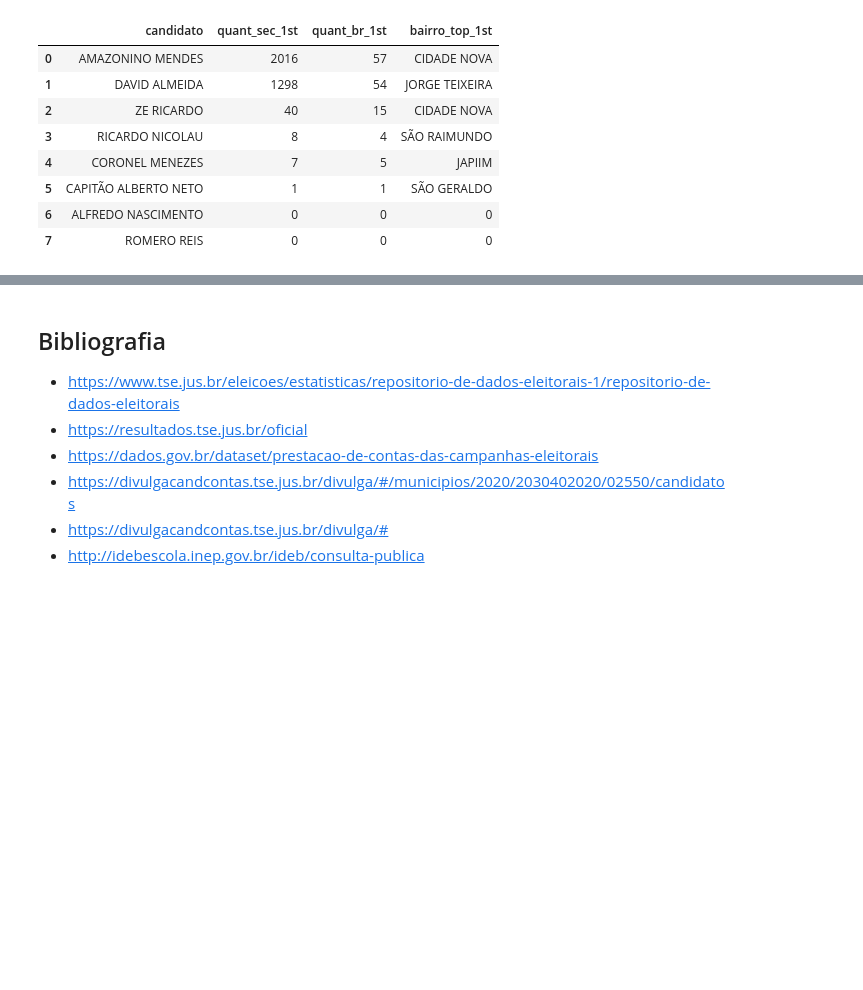
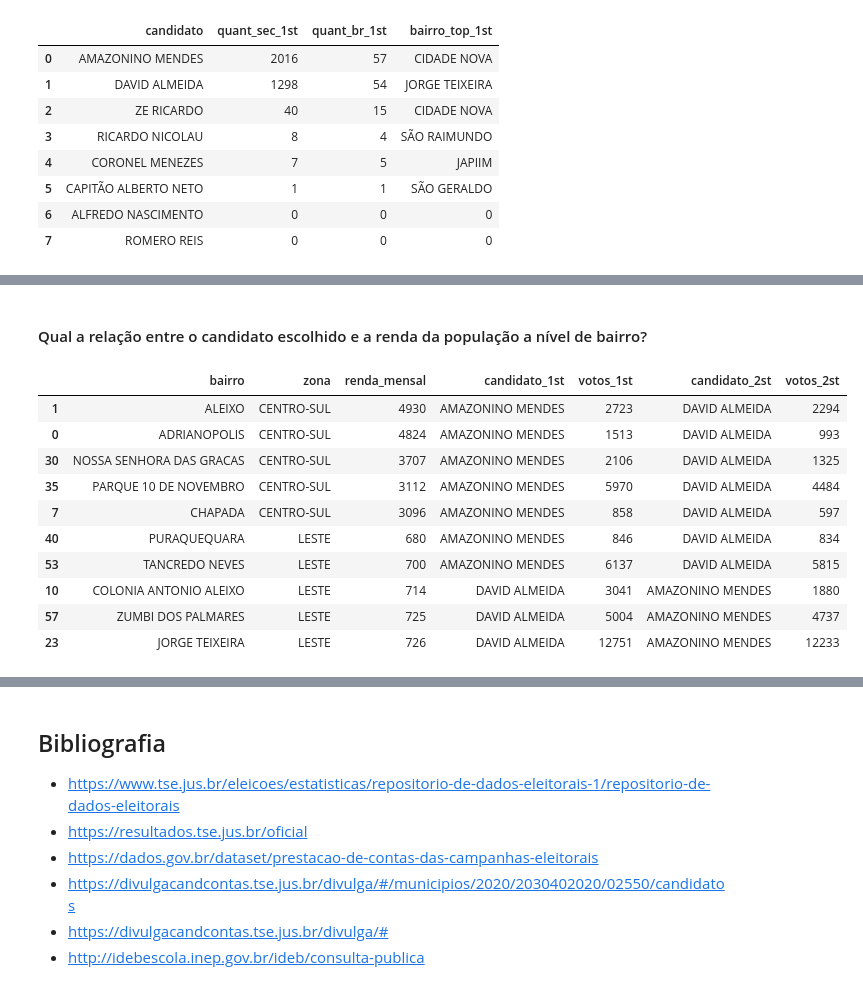
Before and after one commit to bmnds/uea-data-science-04-data-processing, a Jupyter notebook: trabalho-final/Notebook_Trabalho_Final.ipynb, the cells around one changed output, grey strips where cells are left out. Cells and saved outputs as stored; diff of their text form; code cells hidden in the pictures; blank space fills up the shorter version.

```diff
--- a/trabalho-final/Notebook_Trabalho_Final.ipynb
+++ b/trabalho-final/Notebook_Trabalho_Final.ipynb
@@ -360,0 +418,21 @@ df.drop(columns=['bairros_1st'])
+# %% [markdown]
+#### Qual a relação entre o candidato escolhido e a renda da população a nível de bairro?
+# %%
+df_bairros_renda_menos = df_bairros.sort_values('renda_mensal', ascending=True)
+df_bairros_renda_menos = df_bairros_renda_menos[['bairro', 'zona', 'renda_mensal', 'candidato_1st', 'votos_1st',	'candidato_2st', 	'votos_2st']]
+df_bairros_renda_menos = df_bairros_renda_menos.head(5)
+
+df_bairros_renda = df_bairros_renda.append(df_bairros_renda_menos)
+df_bairros_renda
+# %% [output]
+|  | bairro | zona | renda_mensal | candidato_1st | votos_1st | candidato_2st | votos_2st |
+| 1 | ALEIXO | CENTRO-SUL | 4930 | AMAZONINO MENDES | 2723 | DAVID ALMEIDA | 2294 |
+| 0 | ADRIANOPOLIS | CENTRO-SUL | 4824 | AMAZONINO MENDES | 1513 | DAVID ALMEIDA | 993 |
+| 30 | NOSSA SENHORA DAS GRACAS | CENTRO-SUL | 3707 | AMAZONINO MENDES | 2106 | DAVID ALMEIDA | 1325 |
+| 35 | PARQUE 10 DE NOVEMBRO | CENTRO-SUL | 3112 | AMAZONINO MENDES | 5970 | DAVID ALMEIDA | 4484 |
+| 7 | CHAPADA | CENTRO-SUL | 3096 | AMAZONINO MENDES | 858 | DAVID ALMEIDA | 597 |
+| 40 | PURAQUEQUARA | LESTE | 680 | AMAZONINO MENDES | 846 | DAVID ALMEIDA | 834 |
+| 53 | TANCREDO NEVES | LESTE | 700 | AMAZONINO MENDES | 6137 | DAVID ALMEIDA | 5815 |
+| 10 | COLONIA ANTONIO ALEIXO | LESTE | 714 | DAVID ALMEIDA | 3041 | AMAZONINO MENDES | 1880 |
+| 57 | ZUMBI DOS PALMARES | LESTE | 725 | DAVID ALMEIDA | 5004 | AMAZONINO MENDES | 4737 |
+| 23 | JORGE TEIXEIRA | LESTE | 726 | DAVID ALMEIDA | 12751 | AMAZONINO MENDES | 12233 |
```
Also changed, not shown: parts of 10 cells of this notebook, 1 other file.
